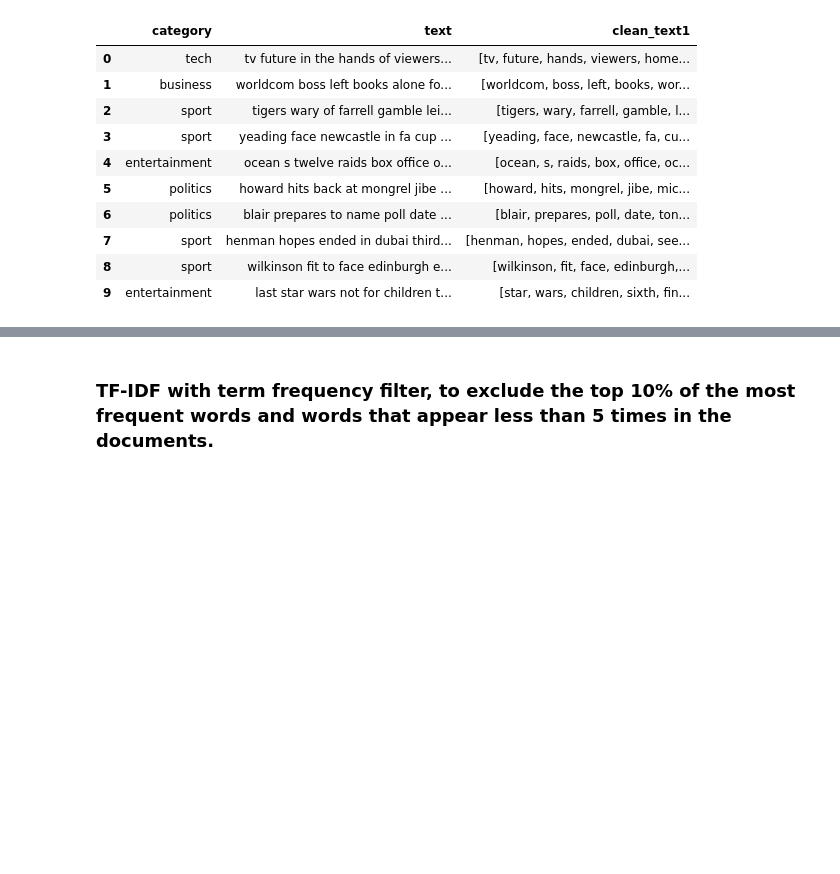
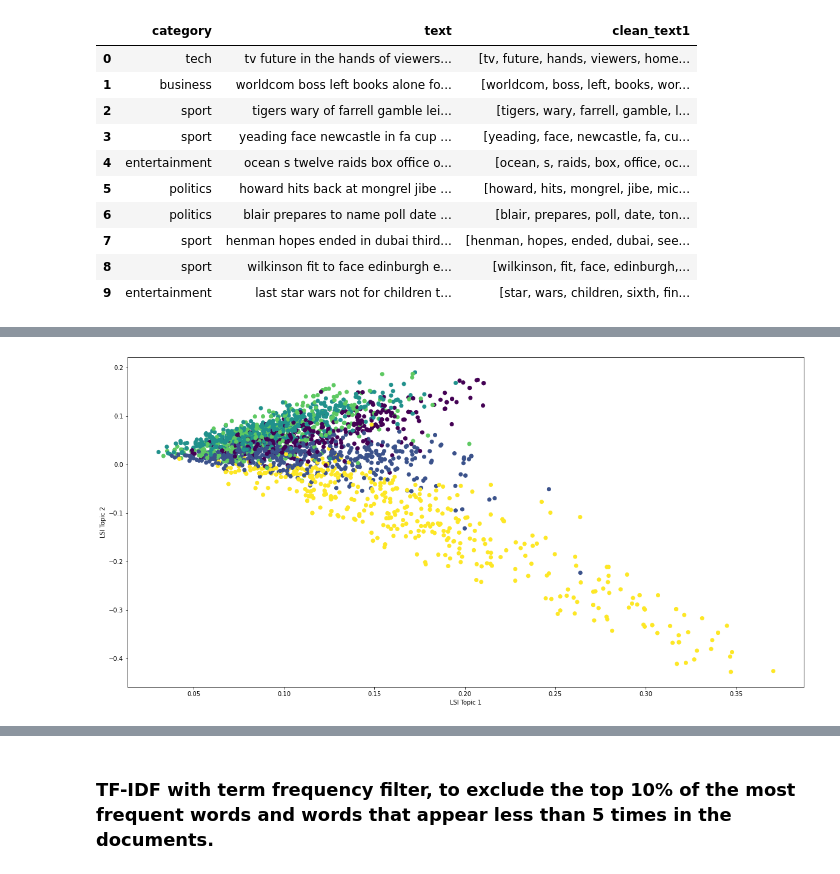
Before and after one commit to Extrieve/TextAna5, a Jupyter notebook: Scripts/analysis.ipynb, the cells around one changed output, grey strips where cells are left out. Saved outputs shown, nothing was run; the diff lists cells and outputs as text; code cells hidden in the pictures; blank space fills up the shorter version.

```diff
--- a/Scripts/analysis.ipynb
+++ b/Scripts/analysis.ipynb
@@ -110,0 +166,12 @@ df.head(10)
+# %%
+# Lets plot the LSI topics
+import matplotlib.pyplot as plt
+
+# plot the LSI topics
+plt.figure(figsize=(20, 10))
+plt.scatter(df['lsi_1'].apply(lambda x: x[0][1]), df['lsi_1'].apply(lambda x: x[1][1]), c=df['category'].factorize()[0])
+plt.xlabel('LSI Topic 1')
+plt.ylabel('LSI Topic 2')
+plt.show()
+# %% [output]
+[figure, added]
```
Also changed, not shown: parts of 32 cells of this notebook.
